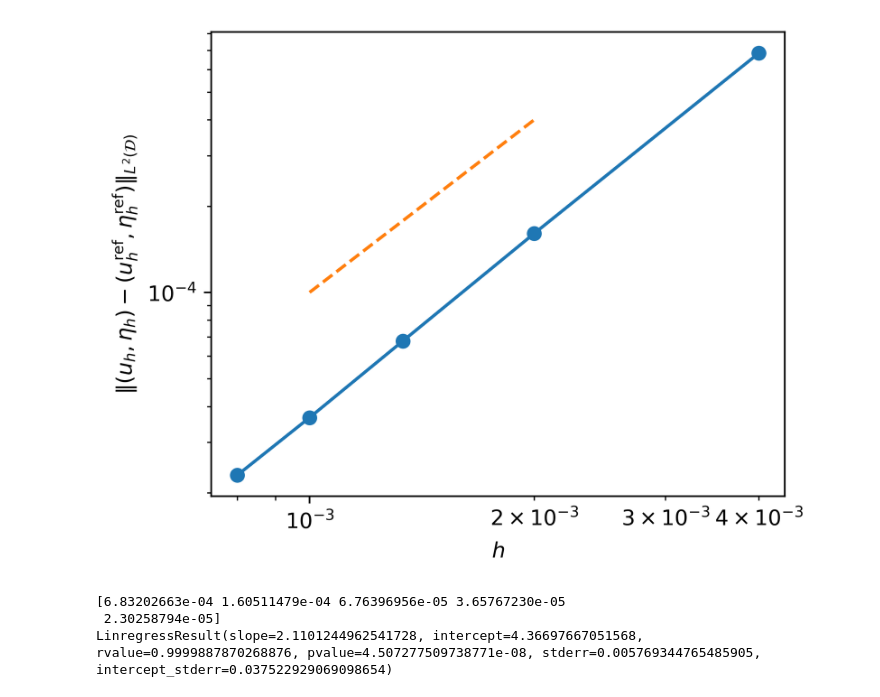
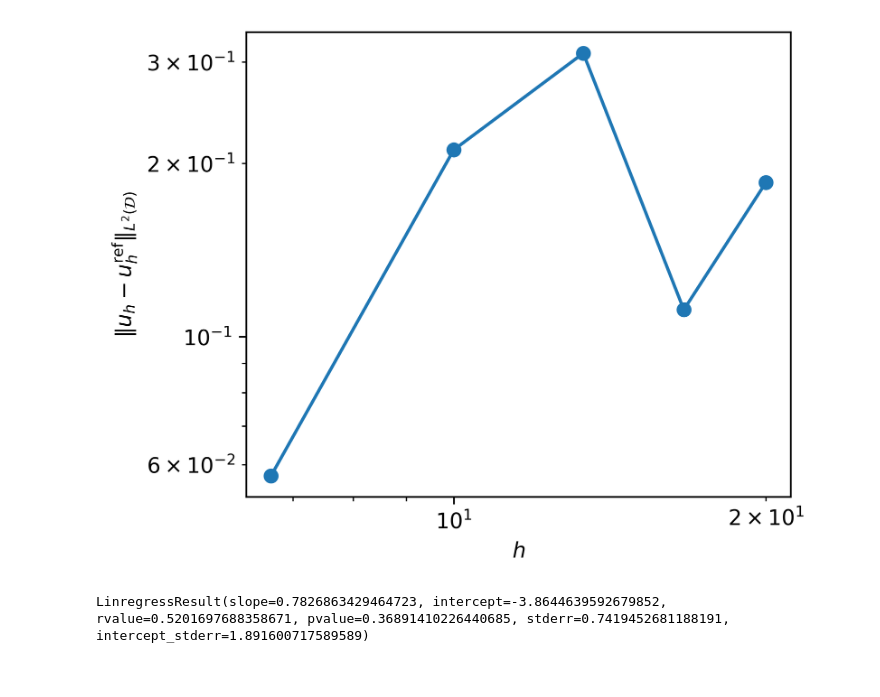
Before and after one commit to connor-duffin/sswe, a Jupyter notebook: notebooks/check-FEM-convergence.ipynb, the cells around one changed output. Cells and saved outputs as stored; diff of their text form; code cells hidden in the pictures.

Commit message:
Updated example (tidal flow): FEM convergence

```diff
--- a/notebooks/check-FEM-convergence.ipynb
+++ b/notebooks/check-FEM-convergence.ipynb
@@ -44,6 +55,5 @@ WARNING: user expression has not supplied value_shape method or an element. Assu
 # %%
-nx = [250, 500, 750, 1000, 1250]
+nx = [500, 600, 750, 1000, 1500]
 
-# models = [run_model(n) for n in nx]
 p = Pool(8)
-out = p.map(compute_error, nx)
+du_dofs = p.map(run_model, nx)
@@ -54,0 +60,15 @@ WARNING: user expression has not supplied value_shape method or an element. Assu
+# %%
+dus = []
+for n, du_dofs in zip(nx, du_dofs):
+    swe = ShallowOne(
+        control=dict(nx=n, dt=dt, theta=0.6, simulation="tidal_flow"),
+        params=dict(nu=nu, bump_centre=bump_centre))
+    du = swe.du.copy()
+    du.vector().set_local(du_dofs)
+    dus.append(du)
+# %%
+for du in dus:
+    u, h = du.split()
+    fe.plot(u)
+plt.legend(nx)
+plt.show()
@@ -55,27 +120,19 @@ WARNING: user expression has not supplied value_shape method or an element. Assu
+# %%
+errors = np.array([compute_error(du, du_ref) for du in dus])
 # %%
-h = np.array([1 / n for n in nx])
-error = np.array(out)
-grid_reference = np.linspace(1e-3, 2e-3)
-line_reference = 1e2 * grid_reference**2
-
 fig, ax = plt.subplots(1, 1,
                        constrained_layout=True,
                        figsize=(1.3 * figure_sizes["halfwidth"],
                                 1 * figure_sizes["halfwidth"]),
-                       dpi=400)
-ax.loglog(h, error, marker="o")
-ax.loglog(grid_reference, line_reference, "--")
+                       dpi=600)
+ax.loglog(h_grid, errors, marker="o")
 ax.set_xlabel(r"$h$")
-ax.set_ylabel(r"$\Vert (u_h, \eta_h) - (u_h^{\mathrm{ref}}, \eta_h^{\mathrm{ref}}) \Vert_{L^2(\mathcal{D})} $")
+ax.set_ylabel(r"$\Vert u_h - u_h^{\mathrm{ref}} \Vert_{L^2(\mathcal{D})} $")
 plt.savefig("../figures/fem-convergence.pdf")
 # %% [output]
-[figure, old version]
+[figure, new version]
 # %%
-print(error)
-
 from scipy.stats import linregress
-print(linregress(np.log(h), np.log(error)))
+print(linregress(np.log(h_grid), np.log(errors)))
 # %% [output]
-[6.83202663e-04 1.60511479e-04 6.76396956e-05 3.65767230e-05
- 2.30258794e-05]
-LinregressResult(slope=2.1101244962541728, intercept=4.36697667051568, rvalue=0.9999887870268876, pvalue=4.507277509738771e-08, stderr=0.005769344765485905, intercept_stderr=0.037522929069098654)
+LinregressResult(slope=0.7826863429464723, intercept=-3.8644639592679852, rvalue=0.5201697688358671, pvalue=0.36891410226440685, stderr=0.7419452681188191, intercept_stderr=1.891600717589589)
```
Also changed, not shown: parts of 5 cells of this notebook.
